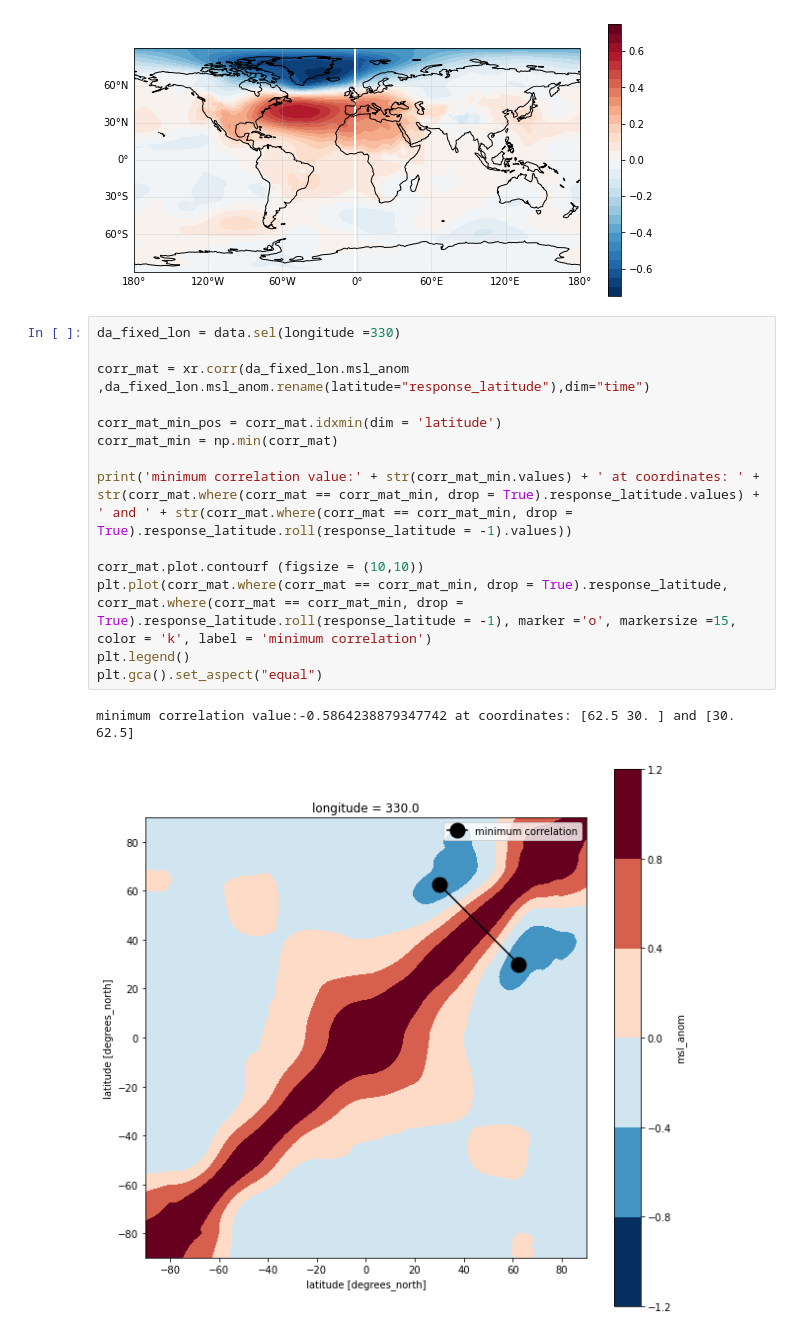
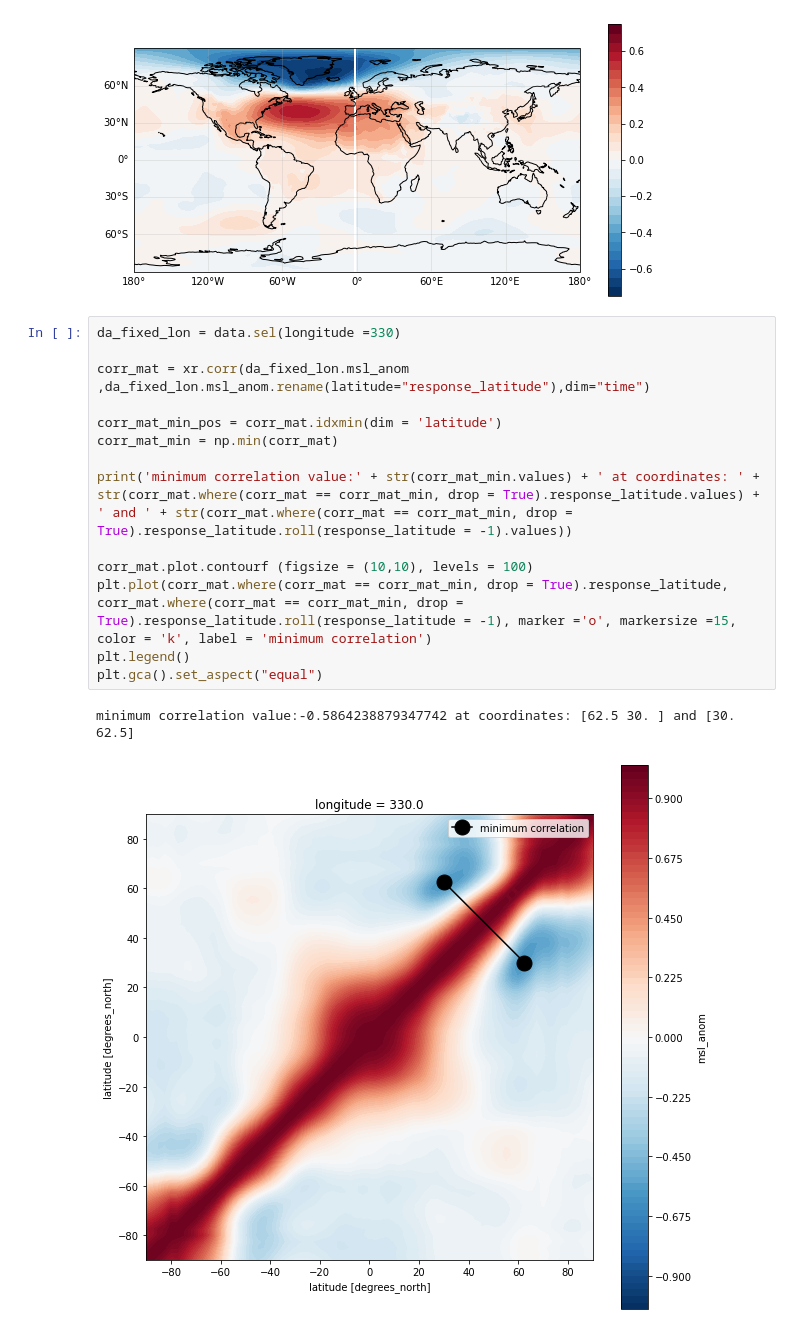
Before and after one commit to d3sp3r4t3Student/Statistical-Data-Analyses, a Jupyter notebook: demo_practical8.ipynb, the cells around one changed output. Drawn from its saved outputs; the diff is of its cells as text.

```diff
--- a/demo_practical8.ipynb
+++ b/demo_practical8.ipynb
@@ -79,19 +79,19 @@ utils.plot_dataarray_map(xr.corr(data.msl_anom, data.NAO, dim = 'time'), levels
 # %%
 da_fixed_lon = data.sel(longitude =330)
 
 corr_mat = xr.corr(da_fixed_lon.msl_anom ,da_fixed_lon.msl_anom.rename(latitude="response_latitude"),dim="time")
 
 corr_mat_min_pos = corr_mat.idxmin(dim = 'latitude')
 corr_mat_min = np.min(corr_mat)
 
 print('minimum correlation value:' + str(corr_mat_min.values) + ' at coordinates: ' + str(corr_mat.where(corr_mat == corr_mat_min, drop = True).response_latitude.values) + ' and ' + str(corr_mat.where(corr_mat == corr_mat_min, drop = True).response_latitude.roll(response_latitude = -1).values))
 
-corr_mat.plot.contourf (figsize = (10,10))
+corr_mat.plot.contourf (figsize = (10,10), levels = 100)
 plt.plot(corr_mat.where(corr_mat == corr_mat_min, drop = True).response_latitude, corr_mat.where(corr_mat == corr_mat_min, drop = True).response_latitude.roll(response_latitude = -1), marker ='o', markersize =15, color = 'k', label = 'minimum correlation')
 plt.legend()
 plt.gca().set_aspect("equal")
 # %% [output]
 minimum correlation value:-0.5864238879347742 at coordinates: [62.5 30. ] and [30.  62.5]
-[figure, old version]
+[figure, new version]
 # %%
 corr_gp_global = xr.corr(data.msl_anom, da_fixed_lon.msl.sel(latitude=62.5), dim = 'time')
```
Also changed, not shown: parts of 2 cells of this notebook, 11 other files.
